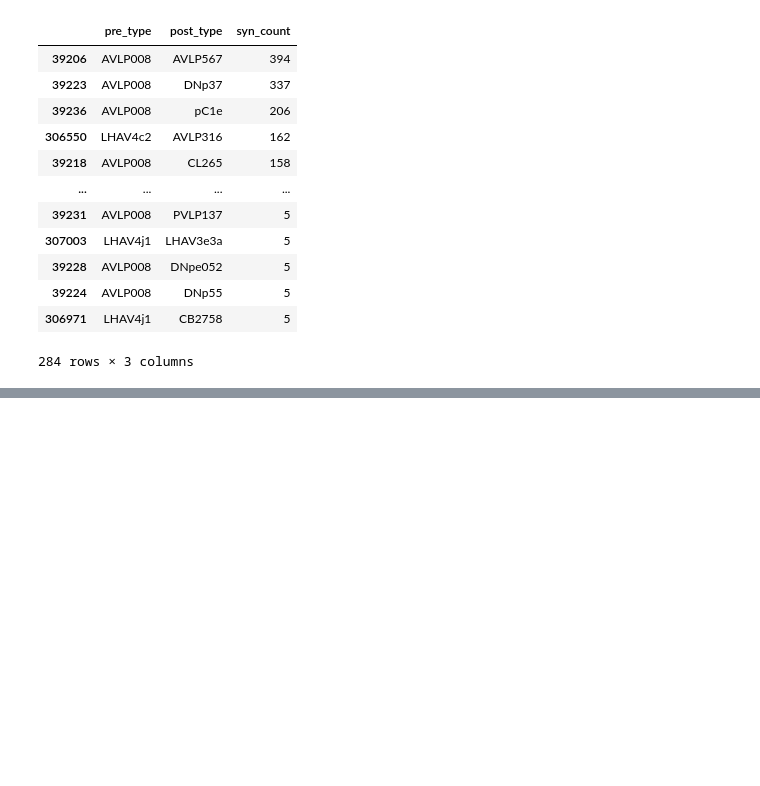
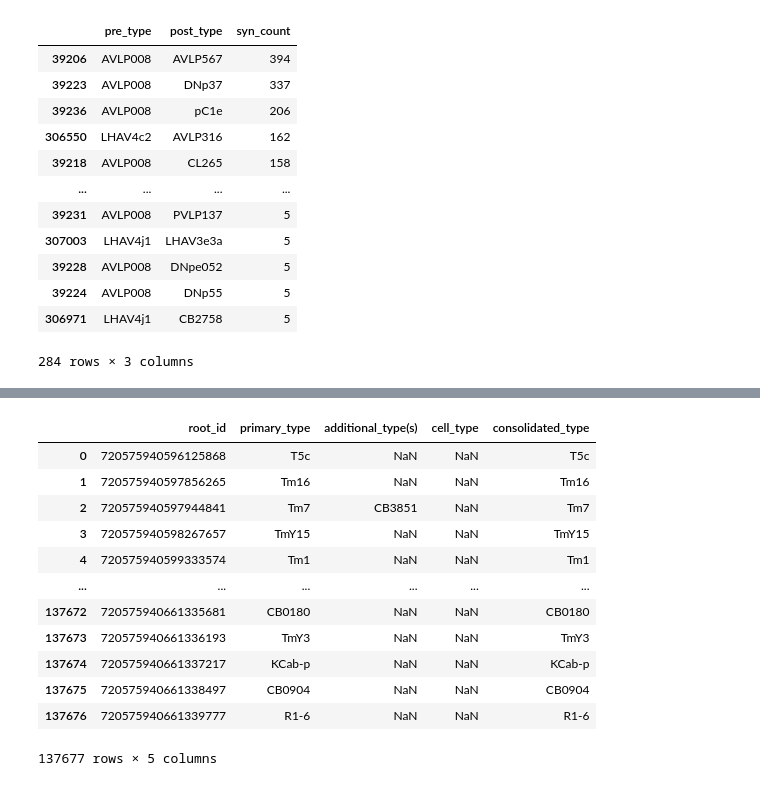
Before and after one commit to Gutierrez-lab/auditory-analysis, a Jupyter notebook: preliminary_analyses.ipynb, the cells around one changed output, grey strips where cells are left out. Saved outputs shown, nothing was run; the diff lists cells and outputs as text; code cells hidden in the pictures; blank space fills up the shorter version.

```diff
--- a/preliminary_analyses.ipynb
+++ b/preliminary_analyses.ipynb
@@ -1031,0 +974,7 @@ pMN2_input_conns
+# %%
+# make a copy of types dataframe
+complete_types = types.copy()
+
+# merge sexy_types onto complete_types
+complete_types = complete_types.merge(sexy_types[['root_id', 'cell_type']], on='root_id', how='left')
+complete_types
@@ -1031,0 +995,18 @@ pMN2_input_conns
+# %%
+# add a new column 'consolidated_type' to complete_types that uses sexy_types where possible and primary_type otherwise
+complete_types['consolidated_type'] = np.where(complete_types['root_id'].isin(sexy_types['root_id'].tolist()), complete_types['cell_type'], complete_types['primary_type'])
+complete_types
+# %% [output]
+|  | root_id | primary_type | additional_type(s) | cell_type | consolidated_type |
+| 0 | 720575940596125868 | T5c | NaN | NaN | T5c |
+| 1 | 720575940597856265 | Tm16 | NaN | NaN | Tm16 |
+| 2 | 720575940597944841 | Tm7 | CB3851 | NaN | Tm7 |
+| 3 | 720575940598267657 | TmY15 | NaN | NaN | TmY15 |
+| 4 | 720575940599333574 | Tm1 | NaN | NaN | Tm1 |
+| ... | ... | ... | ... | ... | ... |
+| 137672 | 720575940661335681 | CB0180 | NaN | NaN | CB0180 |
+| 137673 | 720575940661336193 | TmY3 | NaN | NaN | TmY3 |
+| 137674 | 720575940661337217 | KCab-p | NaN | NaN | KCab-p |
+| 137675 | 720575940661338497 | CB0904 | NaN | NaN | CB0904 |
+| 137676 | 720575940661339777 | R1-6 | NaN | NaN | R1-6 |
+137677 rows × 5 columns
```
Also changed, not shown: parts of 21 cells of this notebook.
